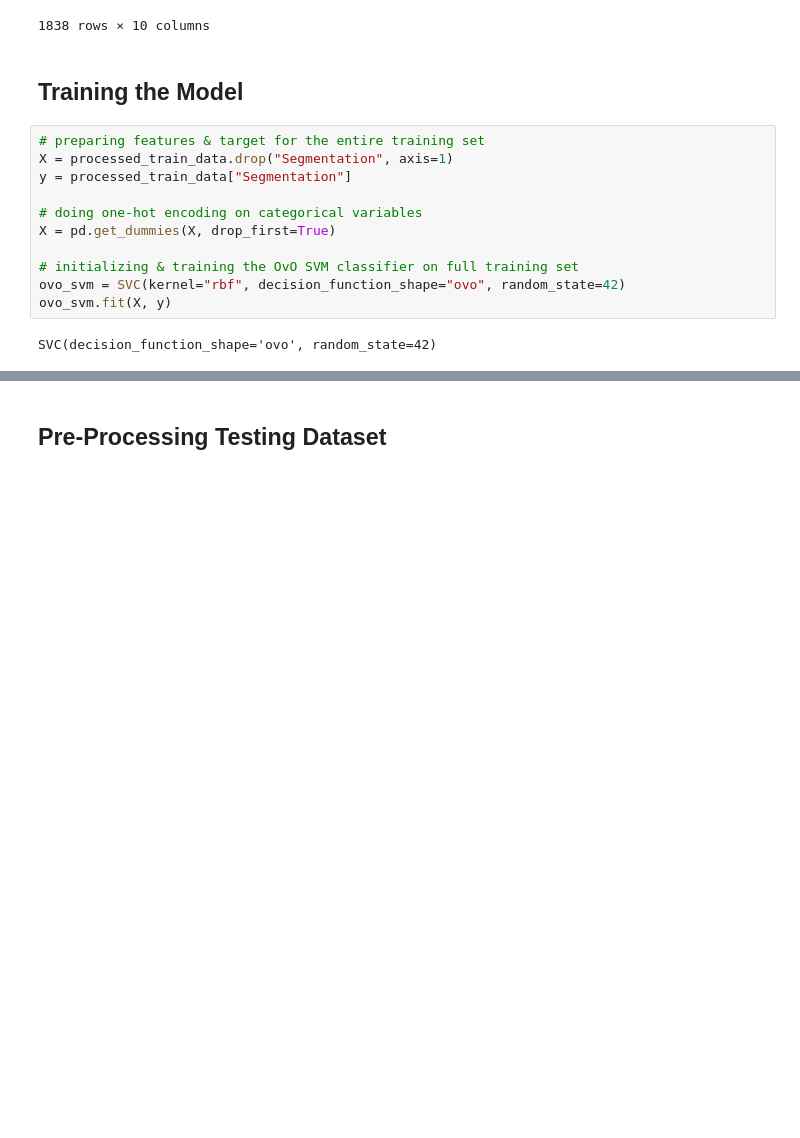
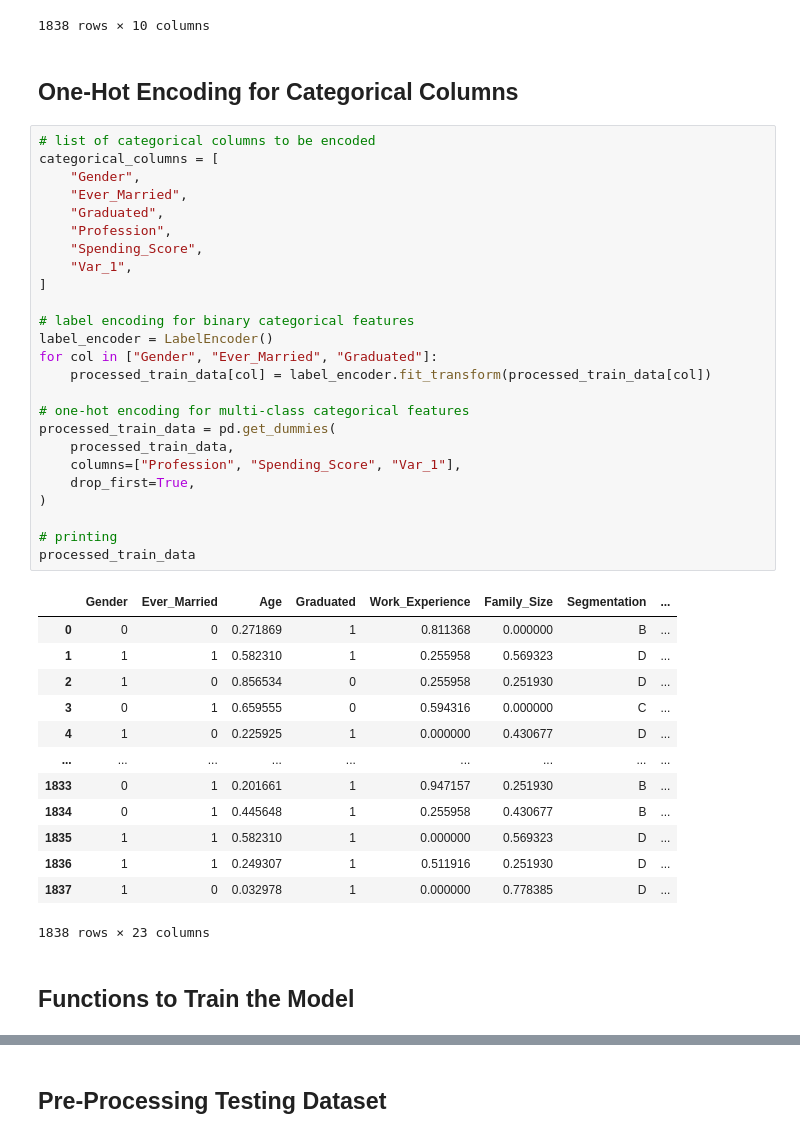
Before and after one commit to Daxvshah11/DA_Assignments, a Jupyter notebook: Ass4/8_classifier_ovo.ipynb, the cells around one changed output, grey strips where cells are left out. Drawn from its saved outputs; the diff is of its cells as text; blank space fills up the shorter version.

```diff
--- a/Ass4/8_classifier_ovo.ipynb
+++ b/Ass4/8_classifier_ovo.ipynb
@@ -165,18 +167,46 @@ processed_train_data
 | 1836 | Male | Yes | 0.249307 | Yes | Healthcare | 0.511916 | Low | 0.251930 | ... |
 | 1837 | Male | No | 0.032978 | Yes | Marketing | 0.000000 | Low | 0.778385 | ... |
 1838 rows × 10 columns
+# %% [markdown]
+## One-Hot Encoding for Categorical Columns
+# %%
+# list of categorical columns to be encoded
+categorical_columns = [
+    "Gender",
+    "Ever_Married",
+    "Graduated",
+    "Profession",
+    "Spending_Score",
+    "Var_1",
+]
+
+# label encoding for binary categorical features
+label_encoder = LabelEncoder()
+for col in ["Gender", "Ever_Married", "Graduated"]:
+    processed_train_data[col] = label_encoder.fit_transform(processed_train_data[col])
+
+# one-hot encoding for multi-class categorical features
+processed_train_data = pd.get_dummies(
+    processed_train_data,
+    columns=["Profession", "Spending_Score", "Var_1"],
+    drop_first=True,
+)
+
+# printing
+processed_train_data
+# %% [output]
+|  | Gender | Ever_Married | Age | Graduated | Work_Experience | Family_Size | Segmentation | ... |
+| 0 | 0 | 0 | 0.271869 | 1 | 0.811368 | 0.000000 | B | ... |
+| 1 | 1 | 1 | 0.582310 | 1 | 0.255958 | 0.569323 | D | ... |
+| 2 | 1 | 0 | 0.856534 | 0 | 0.255958 | 0.251930 | D | ... |
+| 3 | 0 | 1 | 0.659555 | 0 | 0.594316 | 0.000000 | C | ... |
+| 4 | 1 | 0 | 0.225925 | 1 | 0.000000 | 0.430677 | D | ... |
+| ... | ... | ... | ... | ... | ... | ... | ... | ... |
+| 1833 | 0 | 1 | 0.201661 | 1 | 0.947157 | 0.251930 | B | ... |
+| 1834 | 0 | 1 | 0.445648 | 1 | 0.255958 | 0.430677 | B | ... |
+| 1835 | 1 | 1 | 0.582310 | 1 | 0.000000 | 0.569323 | D | ... |
+| 1836 | 1 | 1 | 0.249307 | 1 | 0.511916 | 0.251930 | D | ... |
+| 1837 | 1 | 0 | 0.032978 | 1 | 0.000000 | 0.778385 | D | ... |
+1838 rows × 23 columns
 # %% [markdown]
-## Training the Model
+## Functions to Train the Model
-# %%
-# preparing features & target for the entire training set
-X = processed_train_data.drop("Segmentation", axis=1)
-y = processed_train_data["Segmentation"]
-
-# doing one-hot encoding on categorical variables
-X = pd.get_dummies(X, drop_first=True)
-
-# initializing & training the OvO SVM classifier on full training set
-ovo_svm = SVC(kernel="rbf", decision_function_shape="ovo", random_state=42)
-ovo_svm.fit(X, y)
-# %% [output]
-SVC(decision_function_shape='ovo', random_state=42)
```
Also changed, not shown: parts of 5 cells of this notebook, 1 other file.
